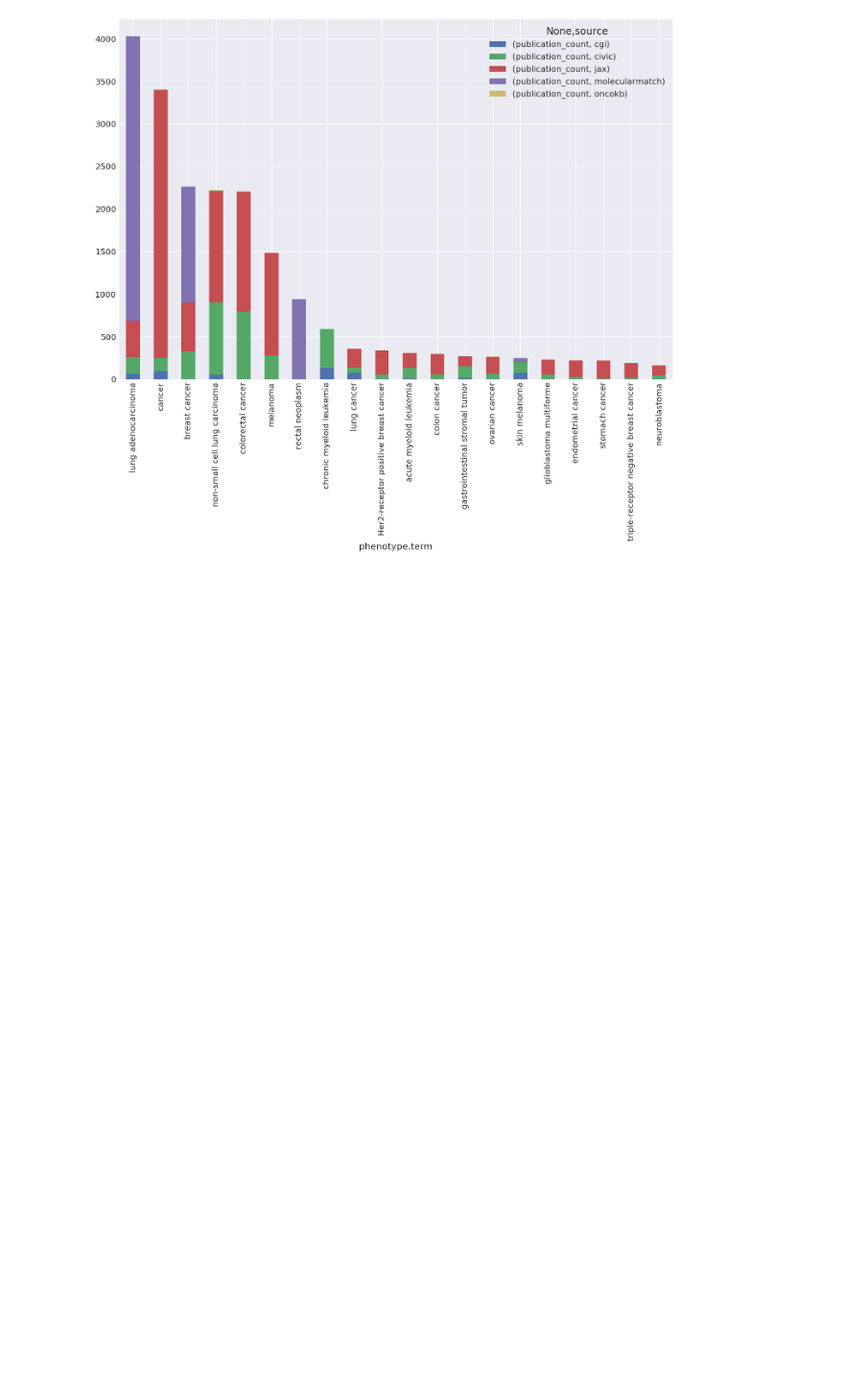
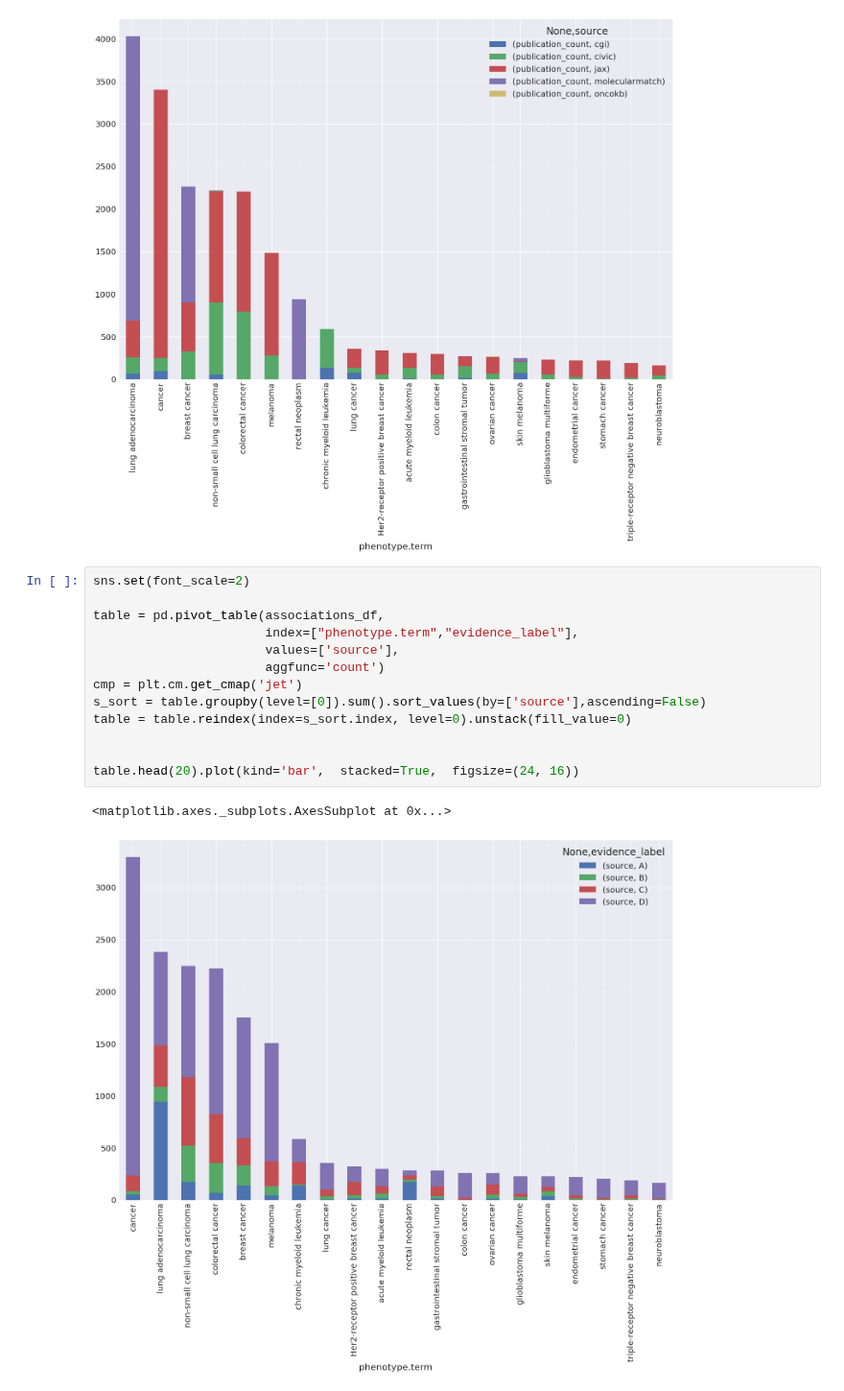
Before and after one commit to ohsu-comp-bio/g2p-aggregator, a Jupyter notebook: notebooks/associations_dataframe.ipynb, the cells around one changed output. Shown at 96% size. Cells and saved outputs as stored; diff of their text form; blank space fills up the shorter version.

```diff
--- a/notebooks/associations_dataframe.ipynb
+++ b/notebooks/associations_dataframe.ipynb
@@ -88,3 +114,19 @@ table.head(20).plot(kind='bar',  stacked=True,  figsize=(24, 16))
 # %% [output]
 <matplotlib.axes._subplots.AxesSubplot at 0x...>
 [figure]
+# %%
+sns.set(font_scale=2)
+
+table = pd.pivot_table(associations_df,
+                       index=["phenotype.term","evidence_label"],
+                       values=['source'],
+                       aggfunc='count')
+cmp = plt.cm.get_cmap('jet')
+s_sort = table.groupby(level=[0]).sum().sort_values(by=['source'],ascending=False)
+table = table.reindex(index=s_sort.index, level=0).unstack(fill_value=0)
+
+
+table.head(20).plot(kind='bar',  stacked=True,  figsize=(24, 16))
+# %% [output]
+<matplotlib.axes._subplots.AxesSubplot at 0x...>
+[figure, added]
```
Also changed, not shown: parts of 2 cells of this notebook.
